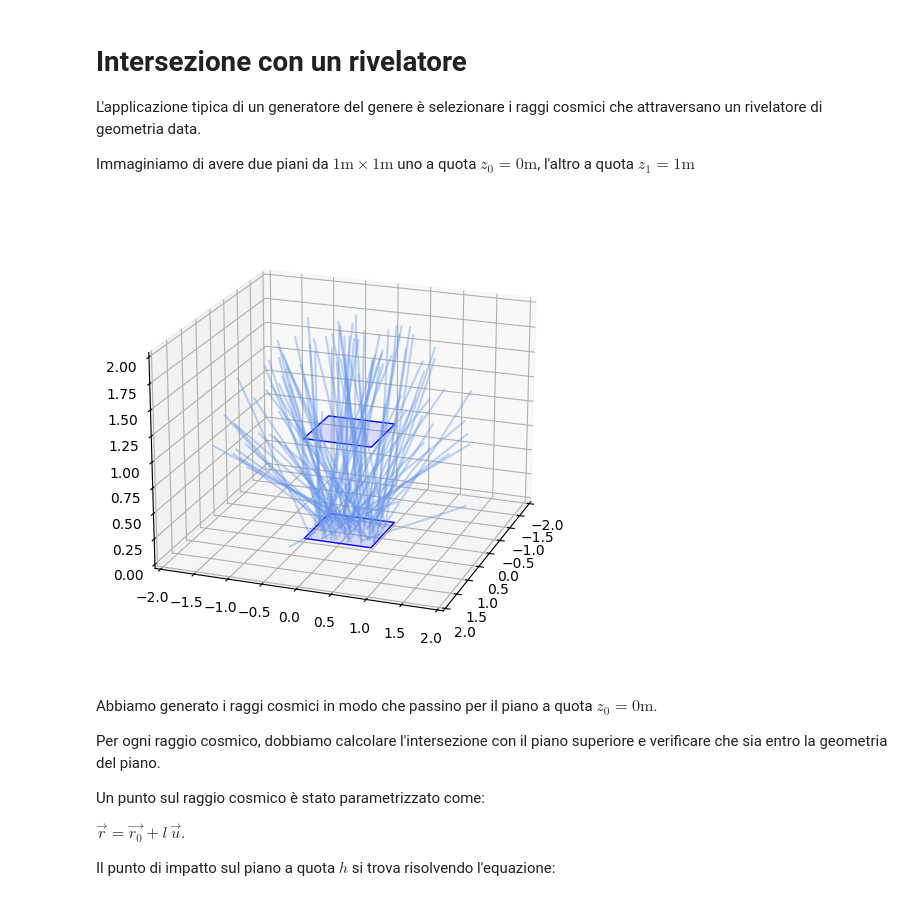
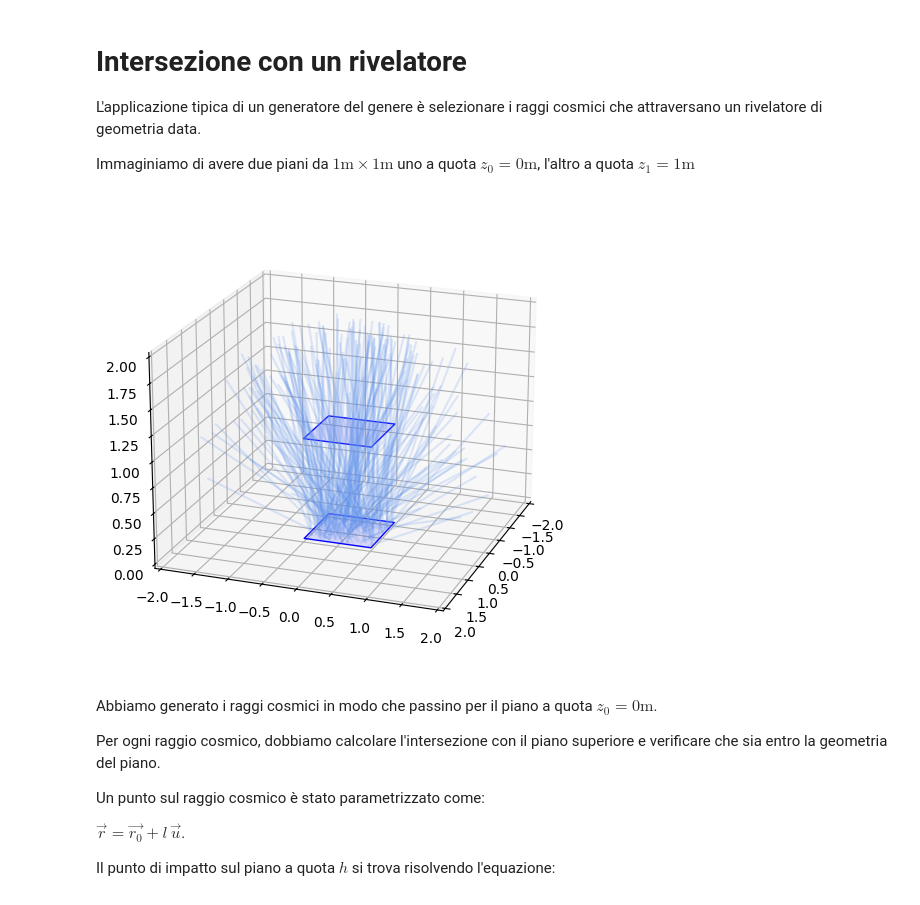
Before and after one commit to lucalista/analisi-dati-2024, a Jupyter notebook: 09.03.00__Generatore_Monte_Carlo_di_raggi_cosmici.ipynb, the cells around one changed output. Cells and saved outputs as stored; diff of their text form; code cells hidden in the pictures.

```diff
--- a/09.03.00__Generatore_Monte_Carlo_di_raggi_cosmici.ipynb
+++ b/09.03.00__Generatore_Monte_Carlo_di_raggi_cosmici.ipynb
@@ -152,26 +152,26 @@ Immaginiamo di avere due piani da $1\mathrm{m}\times 1\mathrm{m}$ uno a quota $z
 # %%
 import mpl_toolkits.mplot3d as a3
 fig = plt.figure(figsize=(6,6),dpi=100)
 ax = fig.add_subplot(111, projection='3d')
 ax.view_init(20, 20)
-nmax = 100
+nmax = 200
 ax.quiver(x0s[:nmax], y0s[:nmax], z0s[:nmax], us[:nmax], vs[:nmax], ws[:nmax], length=2, arrow_length_ratio=0,
-          normalize=True, color='cornflowerblue', alpha=0.4)
+          normalize=True, color='cornflowerblue', alpha=0.2)
 ax.set_xlim3d(-2,2)
 ax.set_ylim3d(-2,2)
 ax.set_zlim3d(0,2)
 plane_vtx=np.array([[-0.5,-0.5,0], [0.5,-0.5,0], [0.5,0.5,0], [-0.5,0.5,0], [-0.5,-0.5,0]])
 plane0 = a3.art3d.Poly3DCollection([plane_vtx])
 plane0.set_color('#0000ff20')
 plane0.set_edgecolor('#0000ff')
 ax.add_collection3d(plane0)
 plane1 = a3.art3d.Poly3DCollection([plane_vtx+[0,0,1]])
 plane1.set_color('#0000ff20')
 plane1.set_edgecolor('#0000ff')
 ax.add_collection3d(plane1)
 plt.show()
 # %% [output]
-[figure, old version]
+[figure, new version]
 # %% [markdown]
 Abbiamo generato i raggi cosmici in modo che passino per il piano a quota $z_0=0\mathrm{m}$.
 
```
Also changed, not shown: parts of 9 cells of this notebook.
